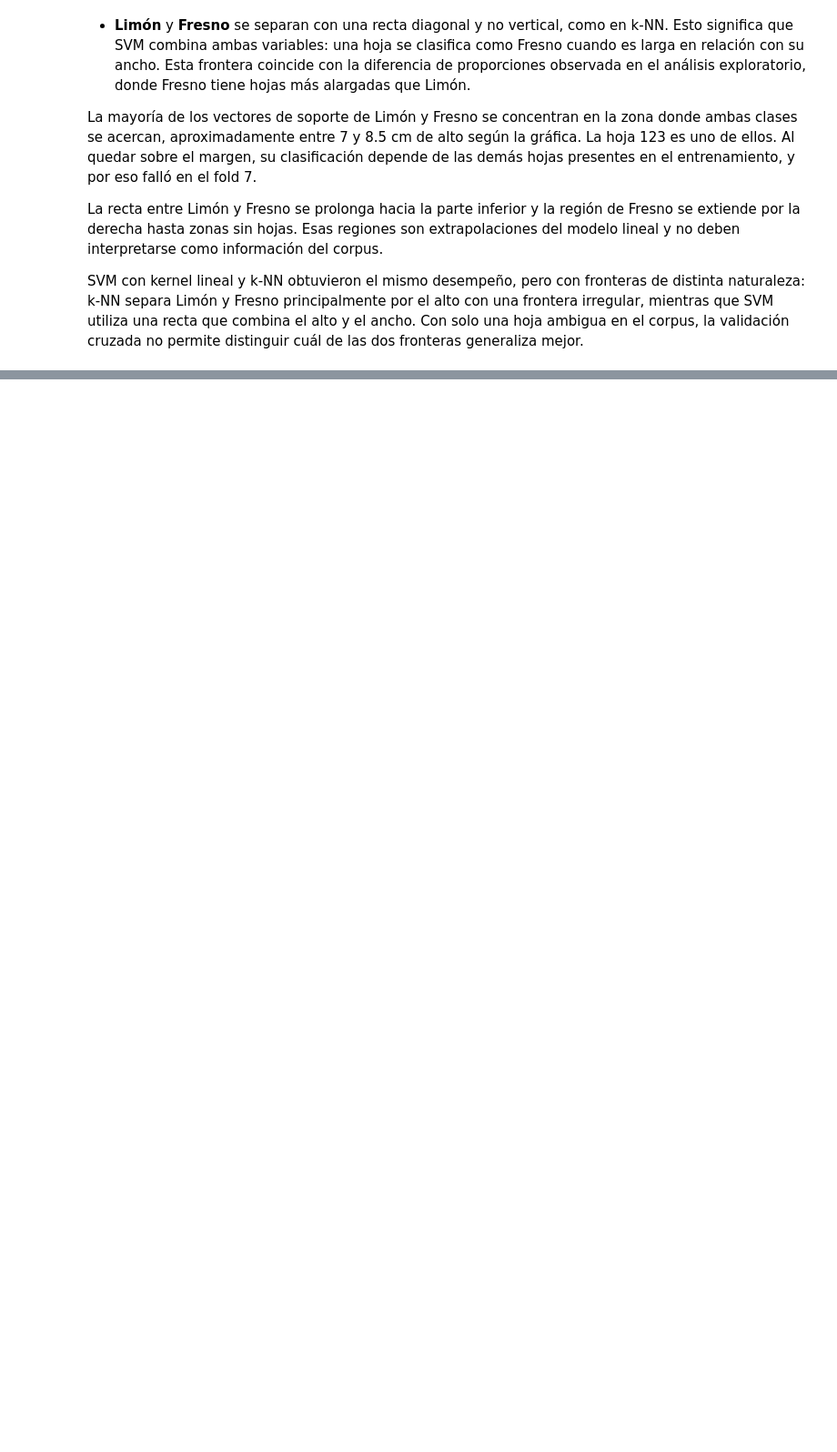
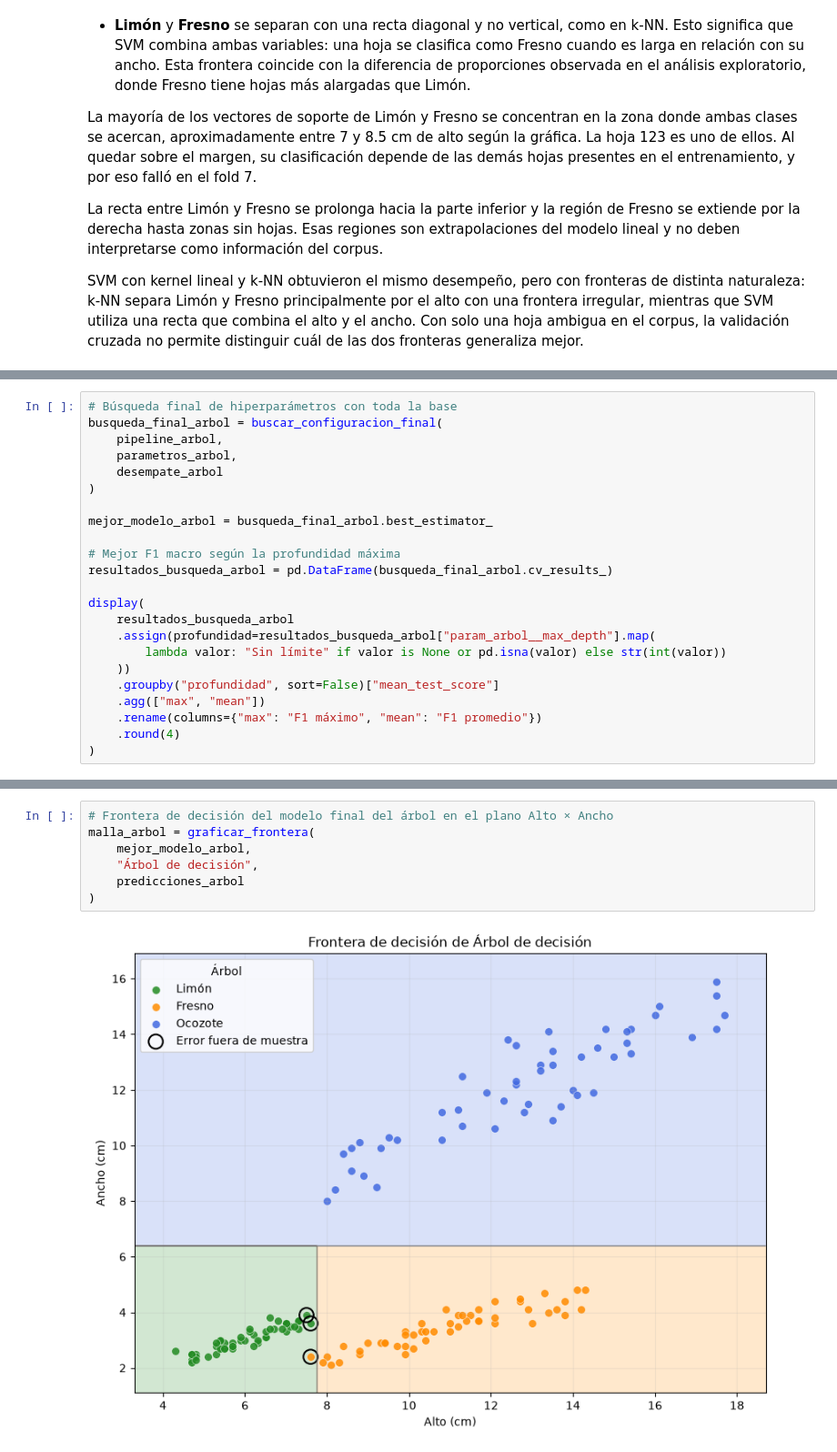
Before and after one commit to jpmartham/proyecto-final-razonamiento, a Jupyter notebook: notebooks/hojas.ipynb, the cells around one changed output, grey strips where cells are left out. Shown at 91% size. Cells and saved outputs as stored; diff of their text form; blank space fills up the shorter version.

```diff
--- a/notebooks/hojas.ipynb
+++ b/notebooks/hojas.ipynb
@@ -2368,0 +2542,23 @@ SVM con kernel lineal y k-NN obtuvieron el mismo desempeño, pero con fronteras
+# %%
+# Búsqueda final de hiperparámetros con toda la base
+busqueda_final_arbol = buscar_configuracion_final(
+    pipeline_arbol,
+    parametros_arbol,
+    desempate_arbol
+)
+
+mejor_modelo_arbol = busqueda_final_arbol.best_estimator_
+
+# Mejor F1 macro según la profundidad máxima
+resultados_busqueda_arbol = pd.DataFrame(busqueda_final_arbol.cv_results_)
+
+display(
+    resultados_busqueda_arbol
+    .assign(profundidad=resultados_busqueda_arbol["param_arbol__max_depth"].map(
+        lambda valor: "Sin límite" if valor is None or pd.isna(valor) else str(int(valor))
+    ))
+    .groupby("profundidad", sort=False)["mean_test_score"]
+    .agg(["max", "mean"])
+    .rename(columns={"max": "F1 máximo", "mean": "F1 promedio"})
+    .round(4)
+)
@@ -2368,0 +2730,9 @@ SVM con kernel lineal y k-NN obtuvieron el mismo desempeño, pero con fronteras
+# %%
+# Frontera de decisión del modelo final del árbol en el plano Alto × Ancho
+malla_arbol = graficar_frontera(
+    mejor_modelo_arbol,
+    "Árbol de decisión",
+    predicciones_arbol
+)
+# %% [output]
+[figure, added]
```
Also changed, not shown: parts of 11 cells of this notebook.
